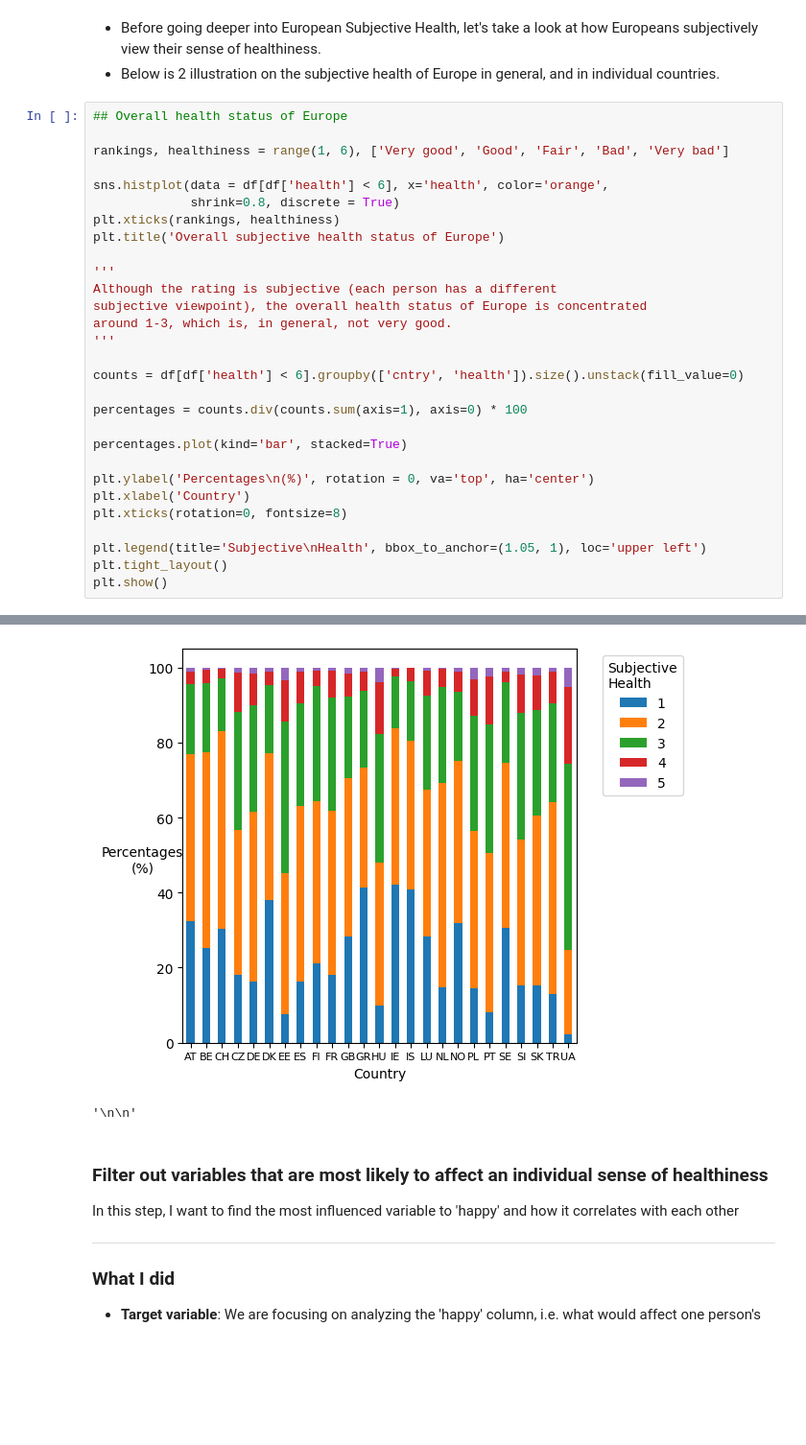
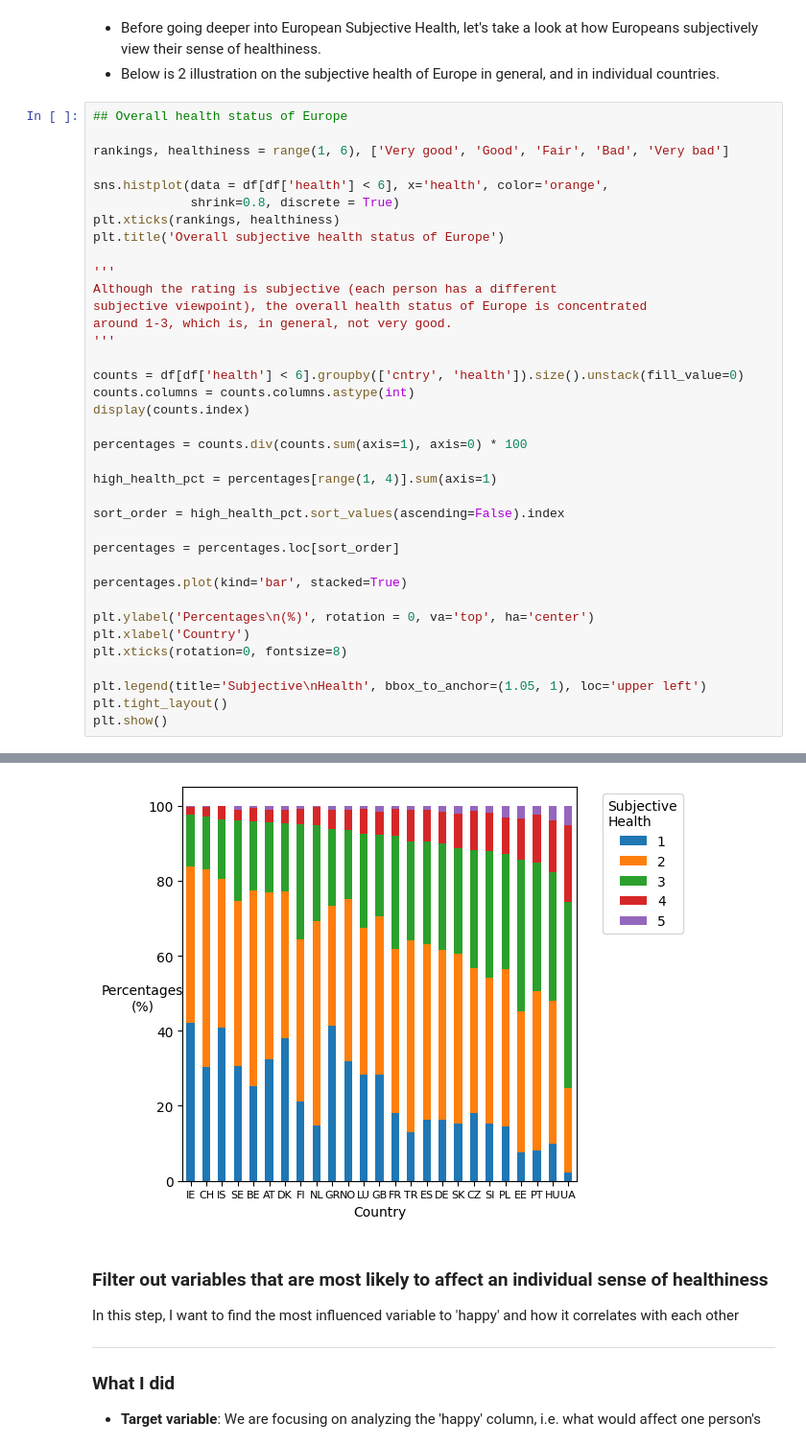
Before and after one commit to Kien-LeChi/python-data-analyics-year1, a Jupyter notebook: European Subjective General Health.ipynb, the cells around one changed output, grey strips where cells are left out. Shown: that part at 96% size. Cells and saved outputs as stored; diff of their text form; blank space fills up the shorter version.

Commit message:
Resorted the Europe Subjective Health stacked bar graph

```diff
--- a/European Subjective General Health.ipynb
+++ b/European Subjective General Health.ipynb
@@ -42,8 +56,16 @@ around 1-3, which is, in general, not very good.
 '''
 
 counts = df[df['health'] < 6].groupby(['cntry', 'health']).size().unstack(fill_value=0)
+counts.columns = counts.columns.astype(int)
+display(counts.index)
 
 percentages = counts.div(counts.sum(axis=1), axis=0) * 100
+
+high_health_pct = percentages[range(1, 4)].sum(axis=1)
+
+sort_order = high_health_pct.sort_values(ascending=False).index
+
+percentages = percentages.loc[sort_order]
 
 percentages.plot(kind='bar', stacked=True)
 
@@ -58,6 +84,5 @@ plt.show()
 [figure]
-[figure, old version]
+[figure, new version]
-'\n\n'
 # %% [markdown]
 ### Filter out variables that are most likely to affect an individual sense of healthiness
 
```
Also changed, not shown: parts of 5 cells of this notebook.
